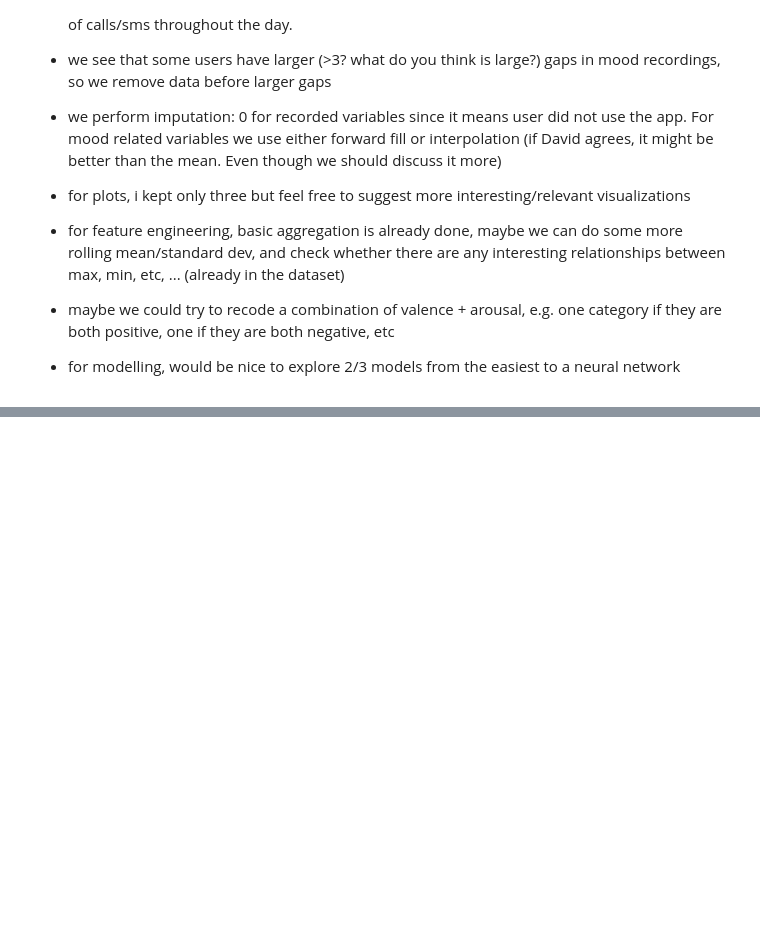
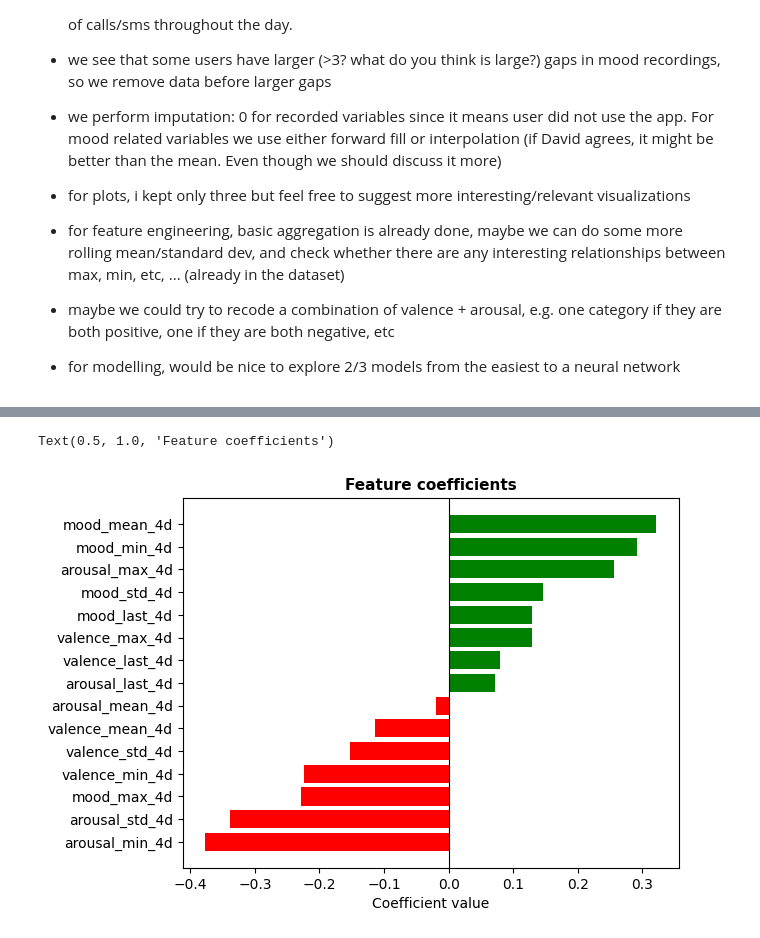
Before and after one commit to alicja-a-d/Data_Mining, a Jupyter notebook: assignment1_DMT_v1.ipynb, the cells around one changed output, grey strips where cells are left out. Drawn from its saved outputs; the diff is of its cells as text; code cells hidden in the pictures; blank space fills up the shorter version.

Commit message:
feature engineering and initial regression model

```diff
--- a/assignment1_DMT_v1.ipynb
+++ b/assignment1_DMT_v1.ipynb
@@ -586,0 +643,37 @@ I merged 1A and 1B:
+# %%
+# features and target for the regression
+X = df_ml.drop(columns=['id', 'date', 'target_mood'])
+y = df_ml['target_mood']
+groups = df_ml['id']
+
+# split into train and test by keeping patients in either set
+gss = GroupShuffleSplit(n_splits=1, test_size=0.2, random_state=42)
+train_idx, test_idx = next(gss.split(X, y, groups))
+
+X_train, X_test = X.iloc[train_idx], X.iloc[test_idx]
+y_train, y_test = y.iloc[train_idx], y.iloc[test_idx]
+
+# scaling
+scaler = StandardScaler()
+X_train_scaled = scaler.fit_transform(X_train)
+X_test_scaled  = scaler.transform(X_test)
+
+# fitting the model
+model = LinearRegression()
+model.fit(X_train_scaled, y_train)
+
+# evaluation
+y_pred = model.predict(X_test_scaled)
+rmse = np.sqrt(mean_squared_error(y_test, y_pred))
+r2   = r2_score(y_test, y_pred)
+
+print(f"RMSE: {rmse:.3f}")
+print(f"R²:   {r2:.3f}")
+
+# extracting coefficients
+coef_df = pd.DataFrame({
+    'feature':     X.columns,
+    'coefficient': model.coef_
+}).sort_values('coefficient', key=abs, ascending=False)
+
+display(coef_df)
@@ -586,0 +724,11 @@ I merged 1A and 1B:
+# %%
+# Feature coefficients
+coef_sorted = coef_df.sort_values('coefficient')
+colors = ['red' if c < 0 else 'green' for c in coef_sorted['coefficient']]
+plt.barh(coef_sorted['feature'], coef_sorted['coefficient'], color=colors)
+plt.axvline(0, color='black', linewidth=0.8)
+plt.xlabel('Coefficient value')
+plt.title('Feature coefficients')
+# %% [output]
+Text(0.5, 1.0, 'Feature coefficients')
+[figure, added]
```
Also changed, not shown: parts of 7 cells of this notebook.
